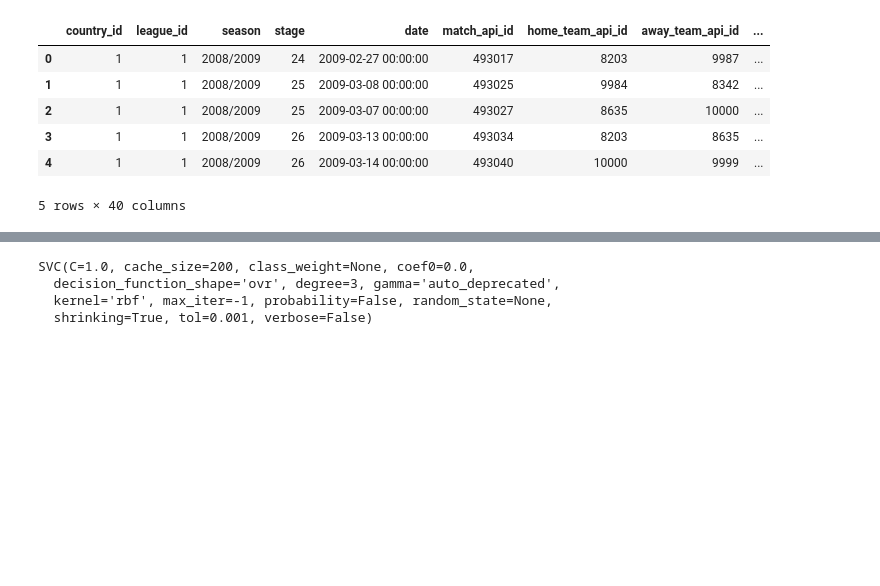
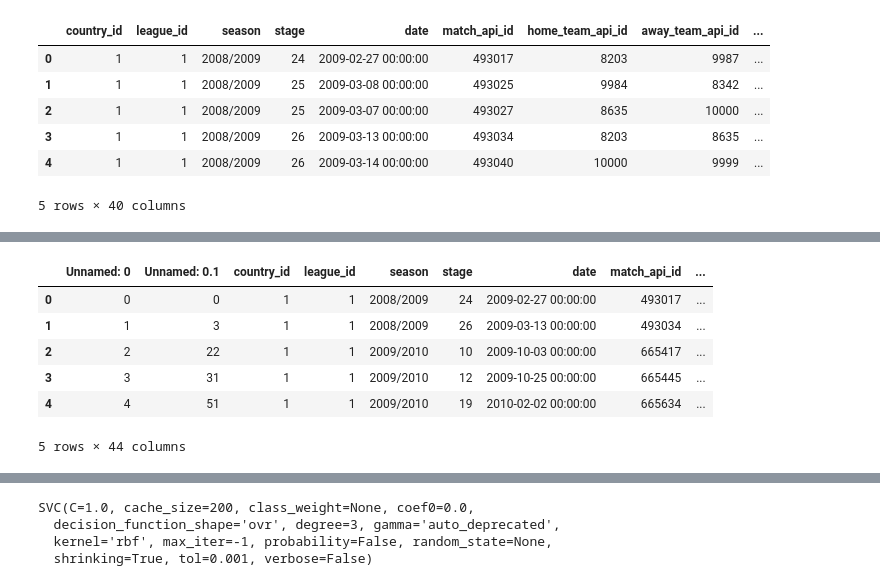
Before and after one commit to sujay-neglur/epl-enigma, a Jupyter notebook: ClassifierPandas.ipynb, the cells around one changed output, grey strips where cells are left out. Cells and saved outputs as stored; diff of their text form; code cells hidden in the pictures; blank space fills up the shorter version.

```diff
--- a/ClassifierPandas.ipynb
+++ b/ClassifierPandas.ipynb
@@ -291,0 +299,17 @@ X_train, X_test, Y_train, Y_test = train_test_split(df_X, df_Y, test_size=0.33,
+# %%
+# df_home_joined = pd.merge(joined_df, home_team_id, on='home_team_api_id')
+# df_home_joined.head(100)
+# df_home_joined.to_csv('Final_Preprocessed.csv')
+import pandas as pd
+import featuretools as ft
+df_home_joined = pd.read_csv('Final_Preprocessed.csv')
+# %%
+df_home_joined.head(5)
+# %% [output]
+|  | Unnamed: 0 | Unnamed: 0.1 | country_id | league_id | season | stage | date | match_api_id | ... |
+| 0 | 0 | 0 | 1 | 1 | 2008/2009 | 24 | 2009-02-27 00:00:00 | 493017 | ... |
+| 1 | 1 | 3 | 1 | 1 | 2008/2009 | 26 | 2009-03-13 00:00:00 | 493034 | ... |
+| 2 | 2 | 22 | 1 | 1 | 2009/2010 | 10 | 2009-10-03 00:00:00 | 665417 | ... |
+| 3 | 3 | 31 | 1 | 1 | 2009/2010 | 12 | 2009-10-25 00:00:00 | 665445 | ... |
+| 4 | 4 | 51 | 1 | 1 | 2009/2010 | 19 | 2010-02-02 00:00:00 | 665634 | ... |
+5 rows × 44 columns
```
Also changed, not shown: parts of 15 cells of this notebook, 1 other file.
